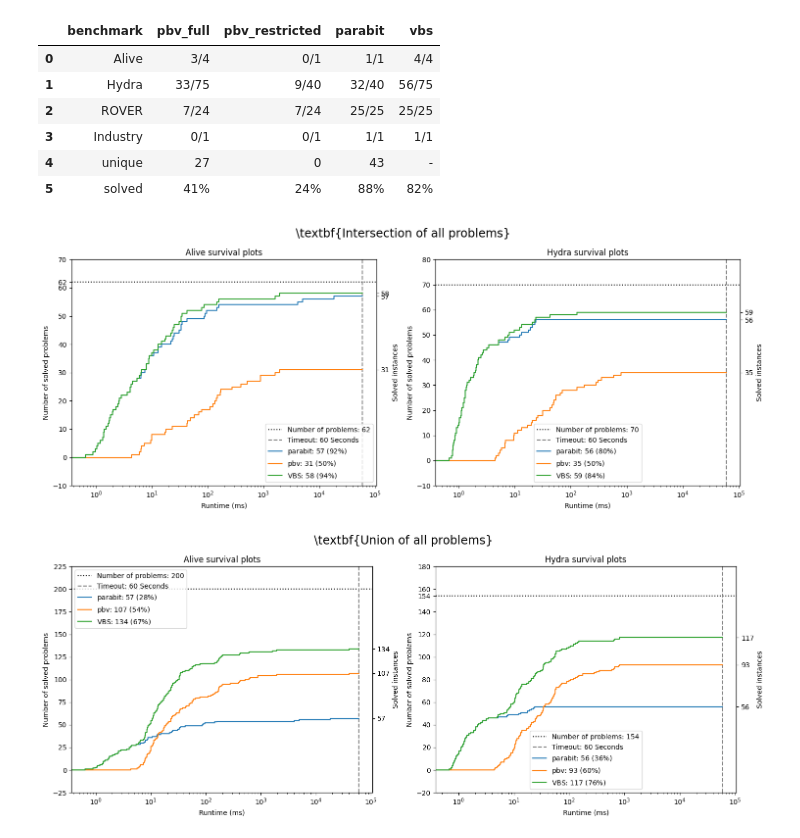
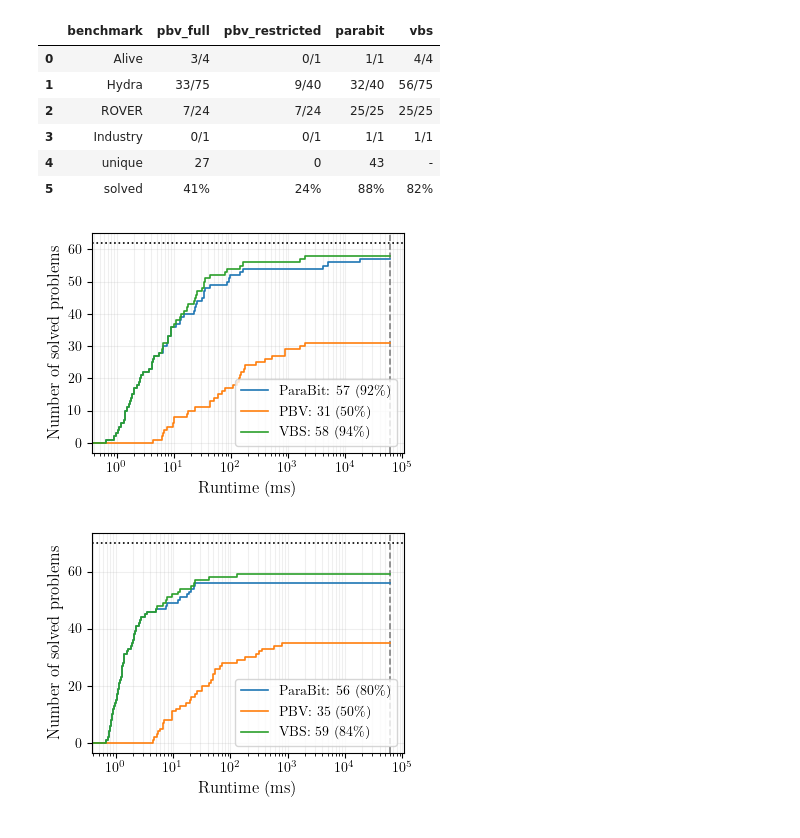
Before and after one commit to luigirinaldi/CAV, a Jupyter notebook: scripts/plots/eval_graphs.ipynb, the cells around one changed output. Drawn from its saved outputs; the diff is of its cells as text; code cells hidden in the pictures.

Commit message:
finalise plots

```diff
--- a/scripts/plots/eval_graphs.ipynb
+++ b/scripts/plots/eval_graphs.ipynb
@@ -10,7 +10,7 @@ import json
 if not (Path.cwd() / 'plots').exists():
     os.chdir(Path.cwd().parent)
 
-# plt.style.use("./plots/latex_style.mplstyle")
+plt.style.use("./plots/latex_style.mplstyle")
 
 SMOKE_TEST = os.environ.get("SMOKE_TEST", "0") == "1"
 
@@ -273,56 +273,33 @@ with open(table2_path / 'combined.md', 'w+') as f:
 # %%
 from plots.utils import combine_results, plot_cactus
 
 plot_benches = ['Alive', 'Hydra']
 
-fig, axs = plt.subplots(1, 2, figsize=(15, 6))
 for ax_i, bench in enumerate(plot_benches):
+    fig, ax = plt.subplots(figsize=(4, 3))
     data = datas[bench]
     data_tmp = data.copy()
 
     filter_frame = ~data_tmp['parabit_result'].isna() & ~data_tmp['pbv_result'].isna()
     data_tmp = data_tmp[filter_frame]
 
-    data_tmp['parabit'] = data_tmp[data_tmp['parabit_result']]['parabit']
-    data_tmp['pbv'] = data_tmp[data_tmp['pbv_result']]['pbv']
+    data_tmp['ParaBit'] = data_tmp[data_tmp['parabit_result']]['parabit']
+    data_tmp['PBV'] = data_tmp[data_tmp['pbv_result']]['pbv']
 
-    data_tmp = data_tmp[['parabit', 'pbv']]
+    data_tmp = data_tmp[['ParaBit', 'PBV']]
     data_tmp["VBS"] = data_tmp.apply(combine_results, axis=1)
 
-    ax = axs[ax_i]
     plot_cactus(ax, data_tmp, TIMEOUT)
     ax.legend(loc="best")
-    ax.set_title(f"{bench} survival plots")
-fig.suptitle("\\textbf{Intersection of all problems}", fontsize="xx-large")
-plt.tight_layout()
-plt.savefig(FIGURES_PATH / "Figure7.pdf")
-plt.show()
-
-fig, axs = plt.subplots(1, 2, figsize=(15, 6))
-for ax_i, bench in enumerate(plot_benches):
-    data = datas[bench]
-    data_tmp = data.copy()
-
-    filter_frame = ~data_tmp['parabit_result'].isna() | ~data_tmp['pbv_result'].isna()
-    data_tmp = data_tmp[filter_frame]
-
-    data_tmp['parabit'] = data_tmp[~data_tmp['parabit_result'].isna() & data_tmp['parabit_result']]['parabit']
-    data_tmp['pbv'] = data_tmp[~data_tmp['pbv_result'].isna() & data_tmp['pbv_result']]['pbv']
-
-    data_tmp = data_tmp[['parabit', 'pbv']]
-    data_tmp["VBS"] = data_tmp.apply(combine_results, axis=1)
-
-    ax = axs[ax_i]
-    plot_cactus(ax, data_tmp, TIMEOUT)
-    ax.legend(loc="best")
-    ax.set_title(f"{bench} survival plots")
-fig.suptitle("\\textbf{Union of all problems}", fontsize="xx-large")
-plt.tight_layout()
-plt.savefig(FIGURES_PATH / "Figure7_variant.pdf")
-plt.show()
+    ax.grid(which="both", alpha=0.2)
+    # ax.set_title(f"{bench} survival plots")
+    # fig.suptitle("\\textbf{Intersection of all problems}", fontsize="xx-large")
+    plt.tight_layout()
+    plt.savefig(FIGURES_PATH / f"Figure7_{bench}.pdf")
+    plt.show()
 # %% [output]
-[figure, old version]
+[figure, new version]
-[figure, old version]
+[figure, new version]
 # %%
 # Generate Table 3
 data_out = {"benchmark" : [], "#_parabit": [], "Nodes" : [], "Classes": [], "Iterations": [], "Time(ms)": [], "Proof_len": [], "Time_w_Proof(ms)": [], "#_pbv": [], "PBV_Time(ms)":[]}
```
Also changed, not shown: parts of 2 cells of this notebook, 5 other files.
